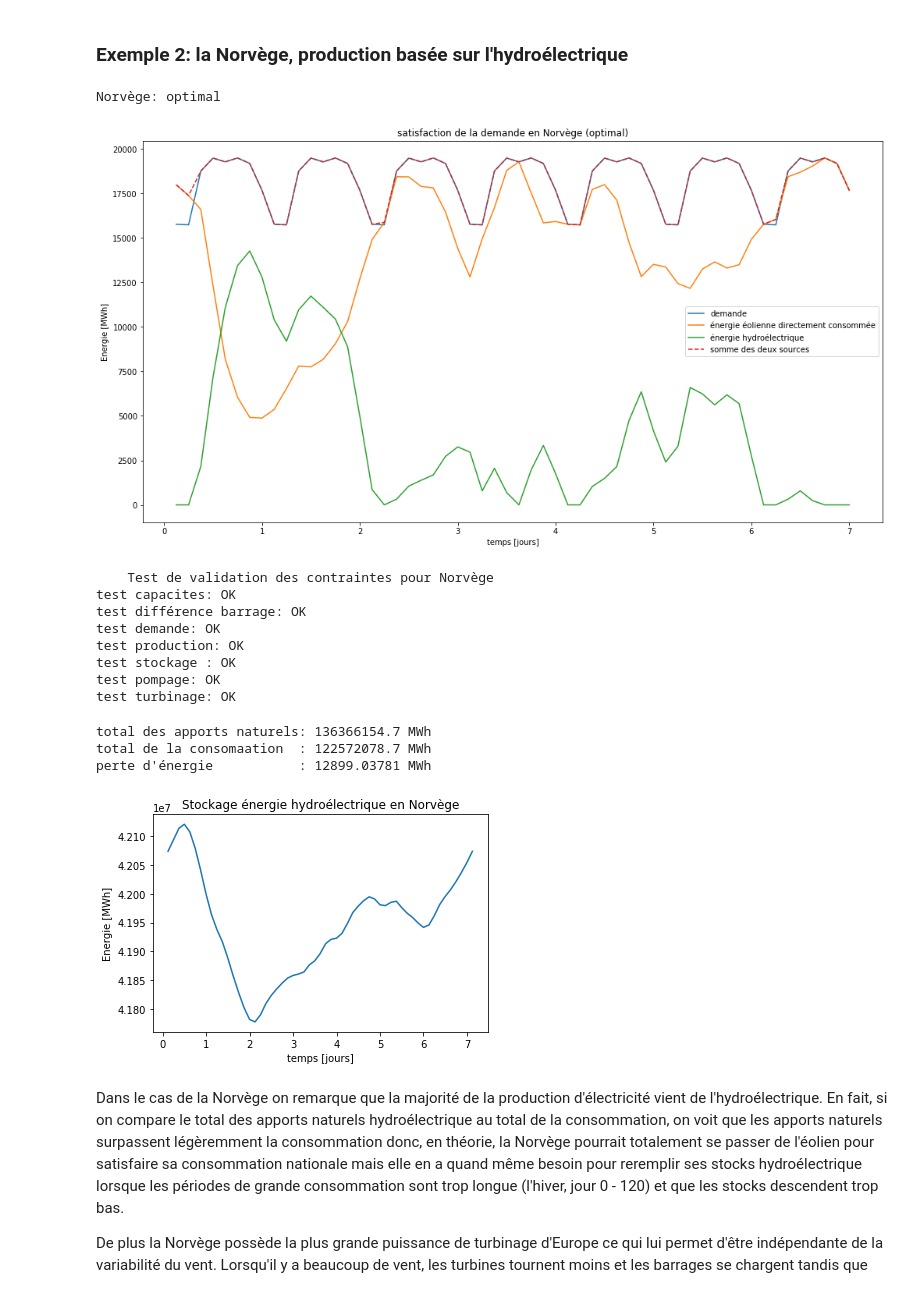
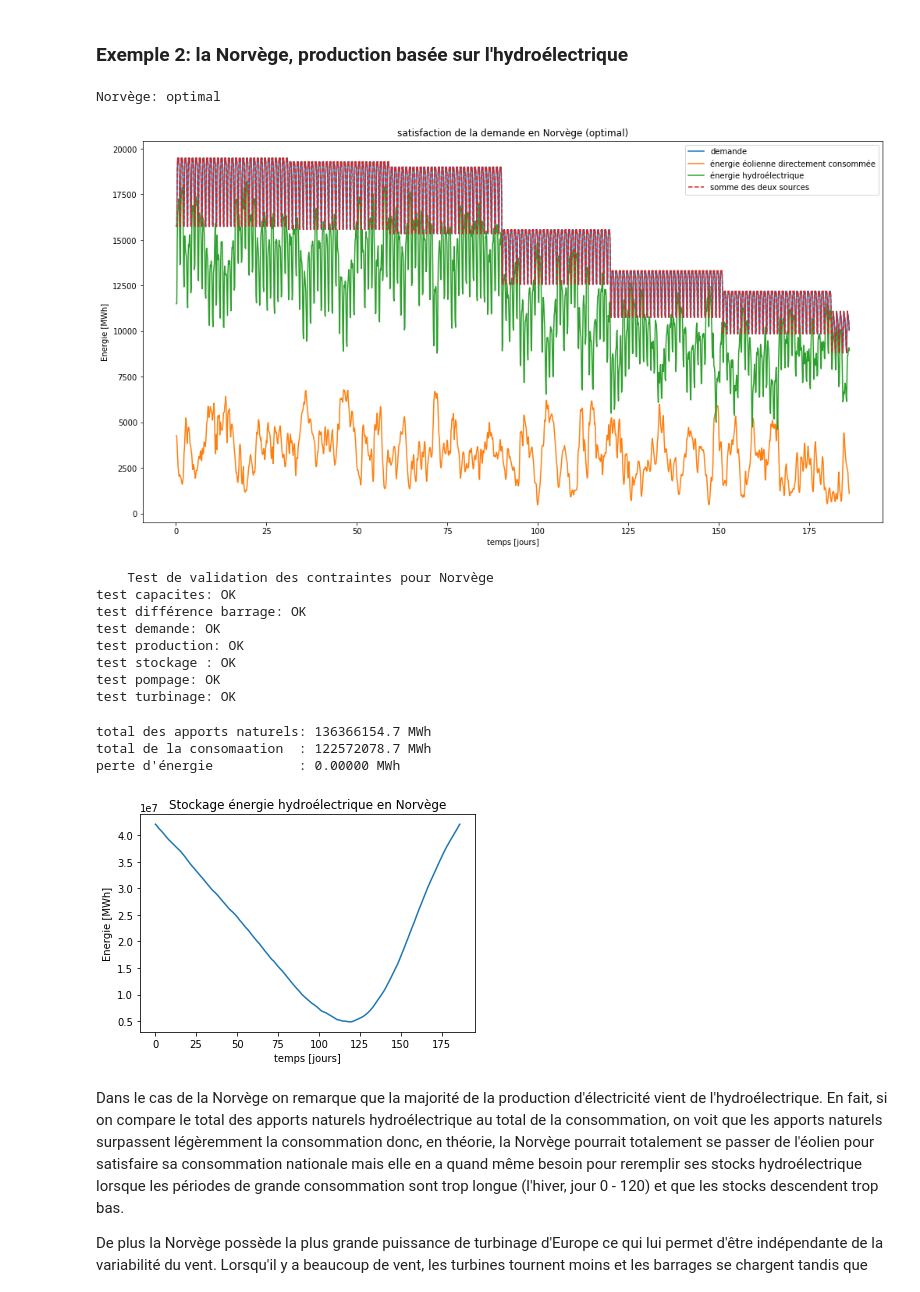
Before and after one commit to Zepp176/Projet_optimisation, a Jupyter notebook: projet_partie2.ipynb, the cells around one changed output. Saved outputs shown, nothing was run; the diff lists cells and outputs as text; code cells hidden in the pictures.

```diff
--- a/projet_partie2.ipynb
+++ b/projet_partie2.ipynb
@@ -446,7 +446,7 @@ Etant donné que beaucoup de nos contraintes sont en réalité considérées com
 Regardons maintenant combien rapporterait l'installation d'un MWh supplémentaire de stockage.
 Pour cela nous allons regarder les variables du problème dual associées aux contraintes du problème primal qui sont impactées par un changement de la capacité de stockage hydroéléctriques. Il y a trois contraintes du problème primal qui varie lorsque la capacité de sotckage augmente. Ce sont les contraintes 'capa_stockage_hydro' , 'capa_init_hydro' , 'capa_final_hydro'. On peut voir que les variables duales associées à la contrainte 0 <= B <= M sont toujours nulle , ce qui se comprend assez aisément en observant le graphe. En effet on peut voir que pour notre solution optimale, la capacité hydroéléctrique maximale n'est jamais atteinte. Dès lors une augmentation de stockage ne modifie pas la valeur optimale. Les deux variables duales associées aux deux autres contraintes ont toujours des valeurs opposées. Ceci nous permet de voir que l'augmentation de la capacité de stockage n'aurait pas d'utilité car par la dualité forte nous avons que la valeur de la fonction objectif du dual est égale à la valeur de la fonction objectif du primal. Comme toutes les variables duales associées aux contraintes qui nous intéressent sont nulles ou s'annulent il n'y a pas de changement de la valeur de la fonction objectif du dual et donc pas de changement pour le primal non plus. (Le changement de la valeur objectif du dual est donnée par $\sum_{i=1}\Delta b*y_i$ où $\Delta b$ est la variation de la contrainte et $y_i$ est la valeur de la variable duale associée à la contrainte qui varie).
 # %%
-s = resolution_prob1(8760,T,analyse_post_op = True)[0]
+s = resolution_prob1(8760,3,analyse_post_op = True)[0]
 # %% [output]
 résolution: optimal
 # %%
@@ -742,28 +744,28 @@ L'Allemagne, comme beaucoup d'autres pays, ne peux pas satisfaire entièremment
 ### Exemple 2: la Norvège, production basée sur l'hydroélectrique
 # %%
 pays = 'Norvège'
-N = 7*24
+N = 31*6*24
 T = 3
 
 result, s, t, D, A, R = resolution_prob3(N, T, pays)
 
 X = np.arange(T, N+T, T)
 
 plt.figure(figsize=(17,9))
 plt.plot(X/24, D/T) # Consommations
 plt.plot(X/24, s.primalVariableSolution['E']/T)
 plt.plot(X/24, s.primalVariableSolution['H_d']/T)
 plt.plot(X/24, s.primalVariableSolution['E']/T + s.primalVariableSolution['H_d']/T, '--')
 plt.title('satisfaction de la demande en {} ({})'.format(pays, result))
 plt.legend(['demande', 'énergie éolienne directement consommée', 'énergie hydroélectrique', 'somme des deux sources'])
 plt.xlabel('temps [jours]')
 plt.ylabel('Energie [MWh]')
 plt.show()
 
 test_resultat(pays, s.primalVariableSolution['X'], s.primalVariableSolution['B'], s.primalVariableSolution['H_m'], s.primalVariableSolution['H_d'], s.primalVariableSolution['E'], A, D, R)
 # %% [output]
 Norvège: optimal
-[figure, old version]
+[figure, new version]
     Test de validation des contraintes pour Norvège
 test capacites: OK
 test différence barrage: OK
@@ -786,8 +788,8 @@ plt.show()
 # %% [output]
 total des apports naturels: 136366154.7 MWh
 total de la consomaation  : 122572078.7 MWh
-perte d'énergie           : 12899.03781 MWh
+perte d'énergie           : 0.00000 MWh
-[figure, old version]
+[figure, new version]
 # %% [markdown]
 Dans le cas de la Norvège on remarque que la majorité de la production d'électricité vient de l'hydroélectrique. En fait, si on compare le total des apports naturels hydroélectrique au total de la consommation, on voit que les apports naturels surpassent légèremment la consommation donc, en théorie, la Norvège pourrait totalement se passer de l'éolien pour satisfaire sa consommation nationale mais elle en a quand même besoin pour reremplir ses stocks hydroélectrique lorsque les périodes de grande consommation sont trop longue (l'hiver, jour 0 - 120) et que les stocks descendent trop bas.
 
```
Also changed, not shown: parts of 13 cells of this notebook.
